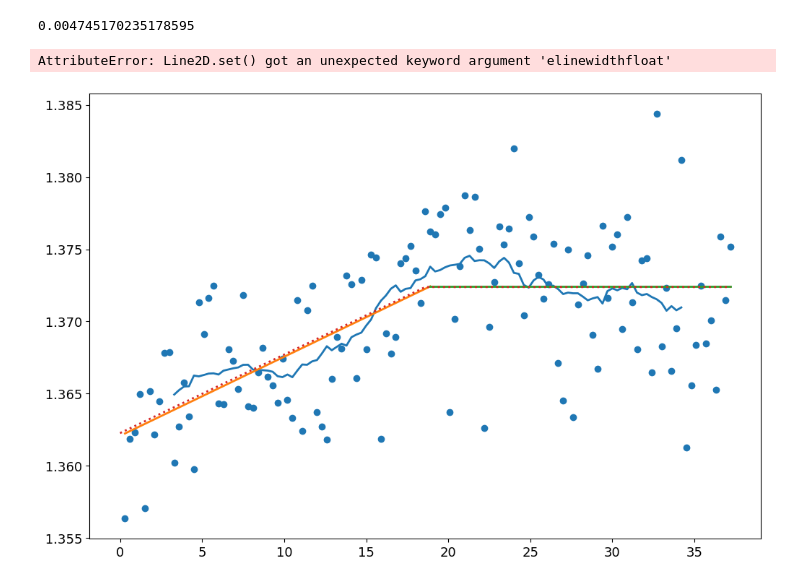
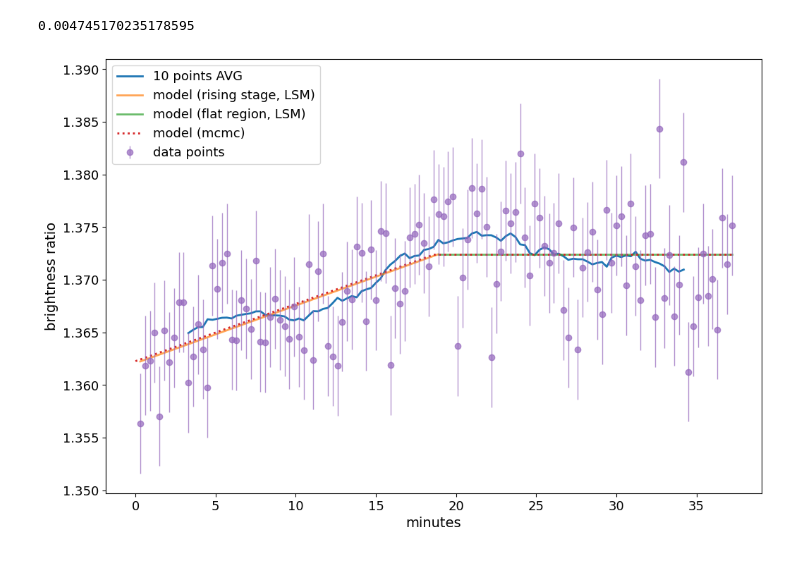
Before and after one commit to dreamjade/Transit_TrES2b, a Jupyter notebook: Transit_LSM.ipynb, the cells around one changed output. Drawn from its saved outputs; the diff is of its cells as text; code cells hidden in the pictures.

```diff
--- a/Transit_LSM.ipynb
+++ b/Transit_LSM.ipynb
@@ -198,18 +198,16 @@ std_dev
 # %%
 import matplotlib.pyplot as plt
 brightness_av20 = []
 for i in range(1,105):
     brightness_av20.append(sum(brightness[i:i+20])/20)
 plt.plot([0.3*i for i in range(11,115)],brightness_av20, label="10 points AVG")
-plt.plot([0.3*i for i in x_test], prediction, label="model (rising stage, LSM)")
-plt.plot([0.3*i for i in range(turn_point-1,125)], [prediction[-1] for i in range (turn_point-1,125)], label="model (flat region, LSM)")
+plt.plot([0.3*i for i in x_test], prediction, label="model (rising stage, LSM)", alpha=0.7)
+plt.plot([0.3*i for i in range(turn_point-1,125)], [prediction[-1] for i in range (turn_point-1,125)], label="model (flat region, LSM)", alpha=0.7)
 plt.plot([0.3*i for i in range(125)], mcmc(125), label="model (mcmc)", linestyle=':')
-plt.scatter([0.3*i for i in range(1,125)],brightness, label="data points")
-plt.errorbar([0.3*i for i in range(1,125)],brightness, yerr=std_dev, fmt="o", elinewidthfloat =1)
+plt.errorbar([0.3*i for i in range(1,125)],brightness, yerr=std_dev, fmt="o", elinewidth =1, label="data points", alpha=0.7)
 plt.xlabel("minutes")
 plt.ylabel("brightness ratio")
 plt.legend()
 plt.savefig("models.png")
 # %% [output]
-AttributeError: Line2D.set() got an unexpected keyword argument 'elinewidthfloat'
-[figure, old version]
+[figure, new version]
```
Also changed, not shown: 1 other file.
